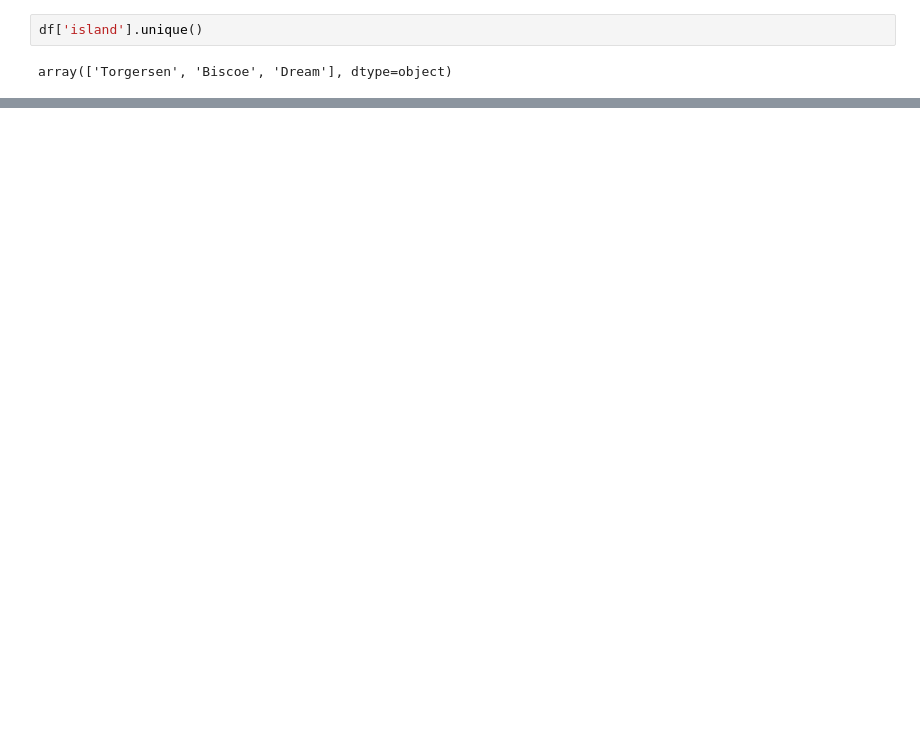
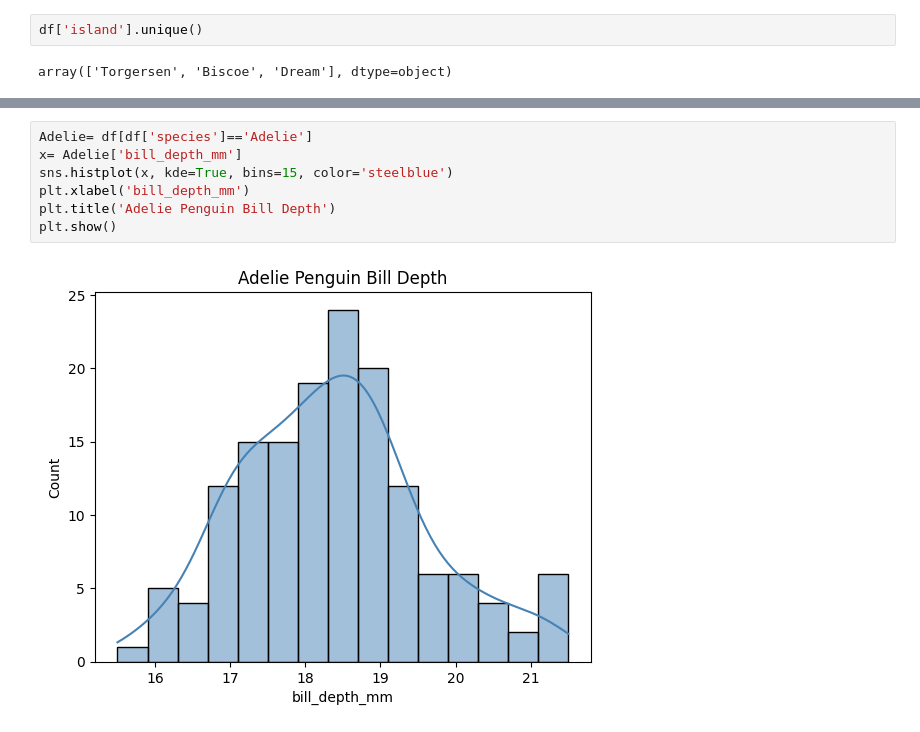
Before and after one commit to GeorgeM07/Statistics_Sept2026, a Jupyter notebook: CA2/CA2_stats.ipynb, the cells around one changed output, grey strips where cells are left out. Cells and saved outputs as stored; diff of their text form; blank space fills up the shorter version.

```diff
--- a/CA2/CA2_stats.ipynb
+++ b/CA2/CA2_stats.ipynb
@@ -69,0 +196,9 @@ fig.show()
+# %%
+Adelie= df[df['species']=='Adelie']
+x= Adelie['bill_depth_mm']
+sns.histplot(x, kde=True, bins=15, color='steelblue')
+plt.xlabel('bill_depth_mm')
+plt.title('Adelie Penguin Bill Depth')
+plt.show()
+# %% [output]
+[figure, added]
```
Also changed, not shown: parts of 21 cells of this notebook.
